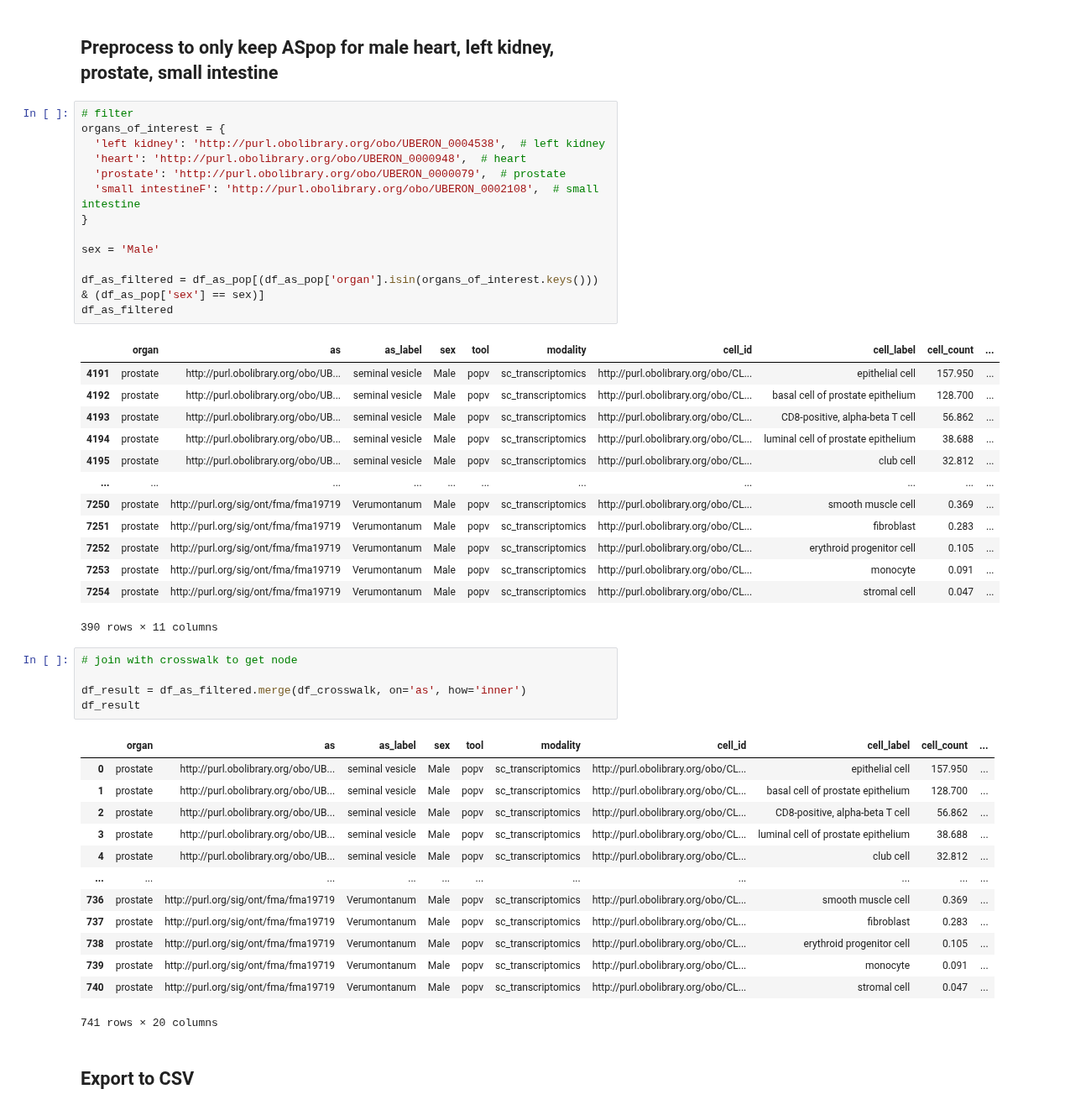
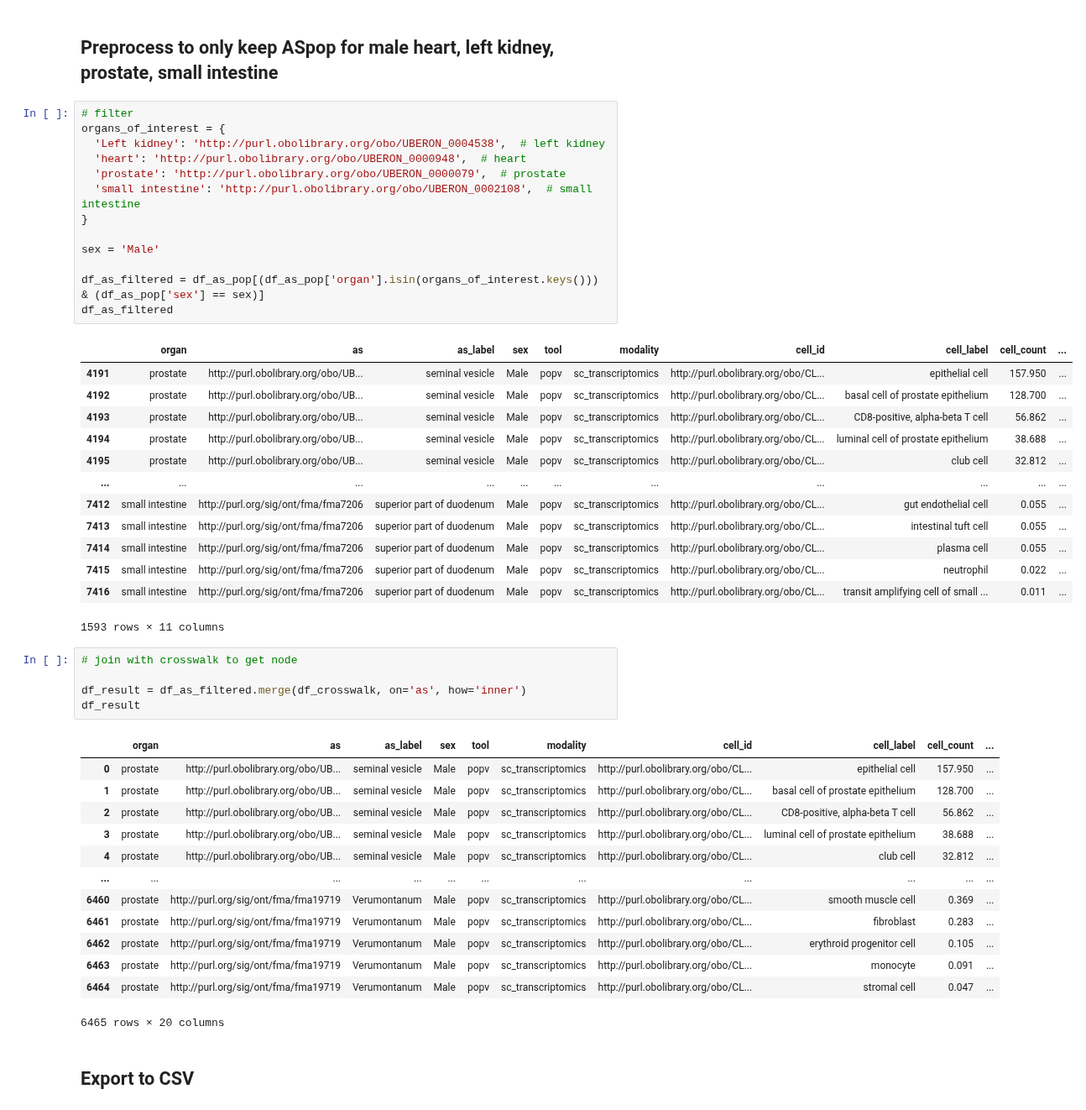
Before and after one commit to cns-iu/hra-pop-notebooks, a Jupyter notebook: as-scoops/get-hra-pop-scoops.ipynb, the cells around one changed output. Shown at 84% size. Drawn from its saved outputs; the diff is of its cells as text.

Commit message:
Updated kidney

```diff
--- a/as-scoops/get-hra-pop-scoops.ipynb
+++ b/as-scoops/get-hra-pop-scoops.ipynb
@@ -88,30 +88,30 @@ df_as_pop
 # %%
 # filter
 organs_of_interest = {
-  'left kidney': 'http://purl.obolibrary.org/obo/UBERON_0004538',  # left kidney
+  'Left kidney': 'http://purl.obolibrary.org/obo/UBERON_0004538',  # left kidney
   'heart': 'http://purl.obolibrary.org/obo/UBERON_0000948',  # heart
   'prostate': 'http://purl.obolibrary.org/obo/UBERON_0000079',  # prostate
-  'small intestineF': 'http://purl.obolibrary.org/obo/UBERON_0002108',  # small intestine
+  'small intestine': 'http://purl.obolibrary.org/obo/UBERON_0002108',  # small intestine
 }
 
 sex = 'Male'
 
 df_as_filtered = df_as_pop[(df_as_pop['organ'].isin(organs_of_interest.keys())) & (df_as_pop['sex'] == sex)]
 df_as_filtered
 # %% [output]
 |  | organ | as | as_label | sex | tool | modality | cell_id | cell_label | cell_count | ... |
 | 4191 | prostate | http://purl.obolibrary.org/obo/UB... | seminal vesicle | Male | popv | sc_transcriptomics | http://purl.obolibrary.org/obo/CL... | epithelial cell | 157.950 | ... |
 | 4192 | prostate | http://purl.obolibrary.org/obo/UB... | seminal vesicle | Male | popv | sc_transcriptomics | http://purl.obolibrary.org/obo/CL... | basal cell of prostate epithelium | 128.700 | ... |
 | 4193 | prostate | http://purl.obolibrary.org/obo/UB... | seminal vesicle | Male | popv | sc_transcriptomics | http://purl.obolibrary.org/obo/CL... | CD8-positive, alpha-beta T cell | 56.862 | ... |
 | 4194 | prostate | http://purl.obolibrary.org/obo/UB... | seminal vesicle | Male | popv | sc_transcriptomics | http://purl.obolibrary.org/obo/CL... | luminal cell of prostate epithelium | 38.688 | ... |
 | 4195 | prostate | http://purl.obolibrary.org/obo/UB... | seminal vesicle | Male | popv | sc_transcriptomics | http://purl.obolibrary.org/obo/CL... | club cell | 32.812 | ... |
 | ... | ... | ... | ... | ... | ... | ... | ... | ... | ... | ... |
-| 7250 | prostate | http://purl.org/sig/ont/fma/fma19719 | Verumontanum | Male | popv | sc_transcriptomics | http://purl.obolibrary.org/obo/CL... | smooth muscle cell | 0.369 | ... |
-| 7251 | prostate | http://purl.org/sig/ont/fma/fma19719 | Verumontanum | Male | popv | sc_transcriptomics | http://purl.obolibrary.org/obo/CL... | fibroblast | 0.283 | ... |
-| 7252 | prostate | http://purl.org/sig/ont/fma/fma19719 | Verumontanum | Male | popv | sc_transcriptomics | http://purl.obolibrary.org/obo/CL... | erythroid progenitor cell | 0.105 | ... |
-| 7253 | prostate | http://purl.org/sig/ont/fma/fma19719 | Verumontanum | Male | popv | sc_transcriptomics | http://purl.obolibrary.org/obo/CL... | monocyte | 0.091 | ... |
-| 7254 | prostate | http://purl.org/sig/ont/fma/fma19719 | Verumontanum | Male | popv | sc_transcriptomics | http://purl.obolibrary.org/obo/CL... | stromal cell | 0.047 | ... |
+| 7412 | small intestine | http://purl.org/sig/ont/fma/fma7206 | superior part of duodenum | Male | popv | sc_transcriptomics | http://purl.obolibrary.org/obo/CL... | gut endothelial cell | 0.055 | ... |
+| 7413 | small intestine | http://purl.org/sig/ont/fma/fma7206 | superior part of duodenum | Male | popv | sc_transcriptomics | http://purl.obolibrary.org/obo/CL... | intestinal tuft cell | 0.055 | ... |
+| 7414 | small intestine | http://purl.org/sig/ont/fma/fma7206 | superior part of duodenum | Male | popv | sc_transcriptomics | http://purl.obolibrary.org/obo/CL... | plasma cell | 0.055 | ... |
+| 7415 | small intestine | http://purl.org/sig/ont/fma/fma7206 | superior part of duodenum | Male | popv | sc_transcriptomics | http://purl.obolibrary.org/obo/CL... | neutrophil | 0.022 | ... |
+| 7416 | small intestine | http://purl.org/sig/ont/fma/fma7206 | superior part of duodenum | Male | popv | sc_transcriptomics | http://purl.obolibrary.org/obo/CL... | transit amplifying cell of small ... | 0.011 | ... |
-390 rows × 11 columns
+1593 rows × 11 columns
 # %%
 # join with crosswalk to get node
 
@@ -125,12 +125,12 @@ df_result
 | 3 | prostate | http://purl.obolibrary.org/obo/UB... | seminal vesicle | Male | popv | sc_transcriptomics | http://purl.obolibrary.org/obo/CL... | luminal cell of prostate epithelium | 38.688 | ... |
 | 4 | prostate | http://purl.obolibrary.org/obo/UB... | seminal vesicle | Male | popv | sc_transcriptomics | http://purl.obolibrary.org/obo/CL... | club cell | 32.812 | ... |
 | ... | ... | ... | ... | ... | ... | ... | ... | ... | ... | ... |
-| 736 | prostate | http://purl.org/sig/ont/fma/fma19719 | Verumontanum | Male | popv | sc_transcriptomics | http://purl.obolibrary.org/obo/CL... | smooth muscle cell | 0.369 | ... |
-| 737 | prostate | http://purl.org/sig/ont/fma/fma19719 | Verumontanum | Male | popv | sc_transcriptomics | http://purl.obolibrary.org/obo/CL... | fibroblast | 0.283 | ... |
-| 738 | prostate | http://purl.org/sig/ont/fma/fma19719 | Verumontanum | Male | popv | sc_transcriptomics | http://purl.obolibrary.org/obo/CL... | erythroid progenitor cell | 0.105 | ... |
-| 739 | prostate | http://purl.org/sig/ont/fma/fma19719 | Verumontanum | Male | popv | sc_transcriptomics | http://purl.obolibrary.org/obo/CL... | monocyte | 0.091 | ... |
-| 740 | prostate | http://purl.org/sig/ont/fma/fma19719 | Verumontanum | Male | popv | sc_transcriptomics | http://purl.obolibrary.org/obo/CL... | stromal cell | 0.047 | ... |
+| 6460 | prostate | http://purl.org/sig/ont/fma/fma19719 | Verumontanum | Male | popv | sc_transcriptomics | http://purl.obolibrary.org/obo/CL... | smooth muscle cell | 0.369 | ... |
+| 6461 | prostate | http://purl.org/sig/ont/fma/fma19719 | Verumontanum | Male | popv | sc_transcriptomics | http://purl.obolibrary.org/obo/CL... | fibroblast | 0.283 | ... |
+| 6462 | prostate | http://purl.org/sig/ont/fma/fma19719 | Verumontanum | Male | popv | sc_transcriptomics | http://purl.obolibrary.org/obo/CL... | erythroid progenitor cell | 0.105 | ... |
+| 6463 | prostate | http://purl.org/sig/ont/fma/fma19719 | Verumontanum | Male | popv | sc_transcriptomics | http://purl.obolibrary.org/obo/CL... | monocyte | 0.091 | ... |
+| 6464 | prostate | http://purl.org/sig/ont/fma/fma19719 | Verumontanum | Male | popv | sc_transcriptomics | http://purl.obolibrary.org/obo/CL... | stromal cell | 0.047 | ... |
-741 rows × 20 columns
+6465 rows × 20 columns
 # %% [markdown]
 ## Export to CSV
 # %%
```
Also changed, not shown: 1 other file.
